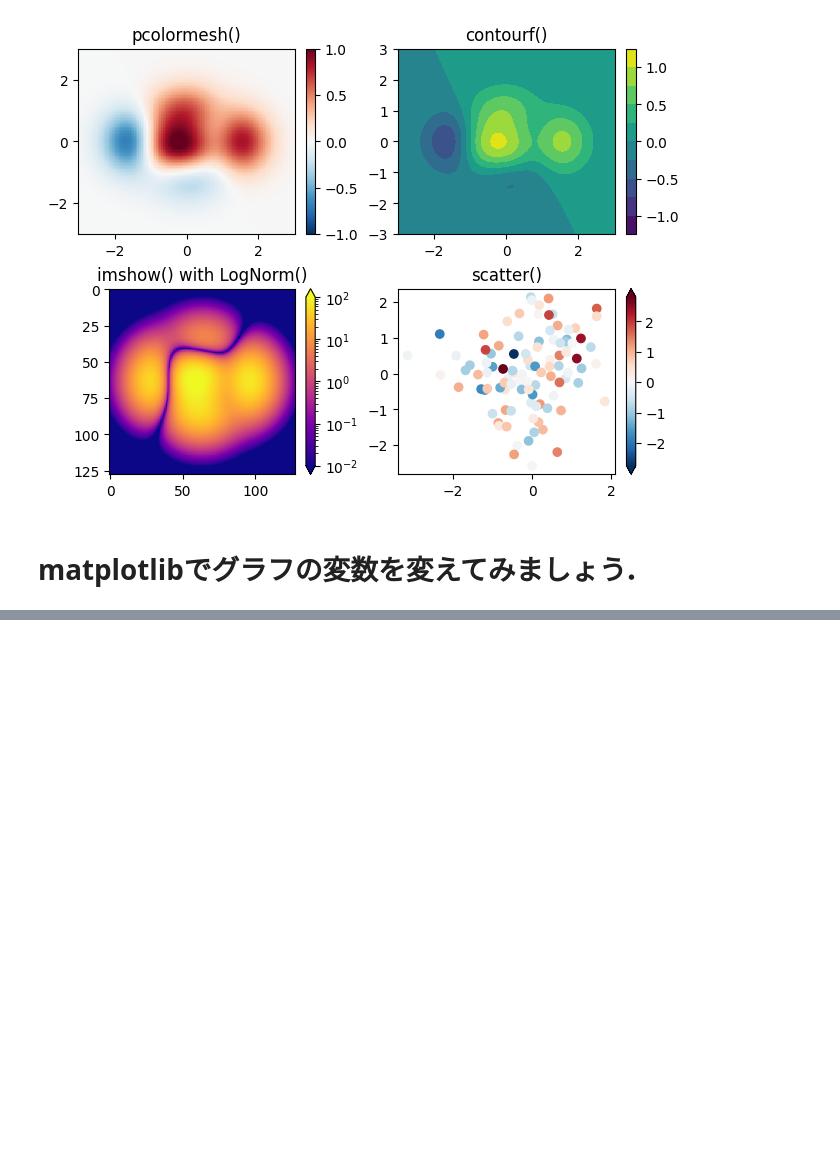
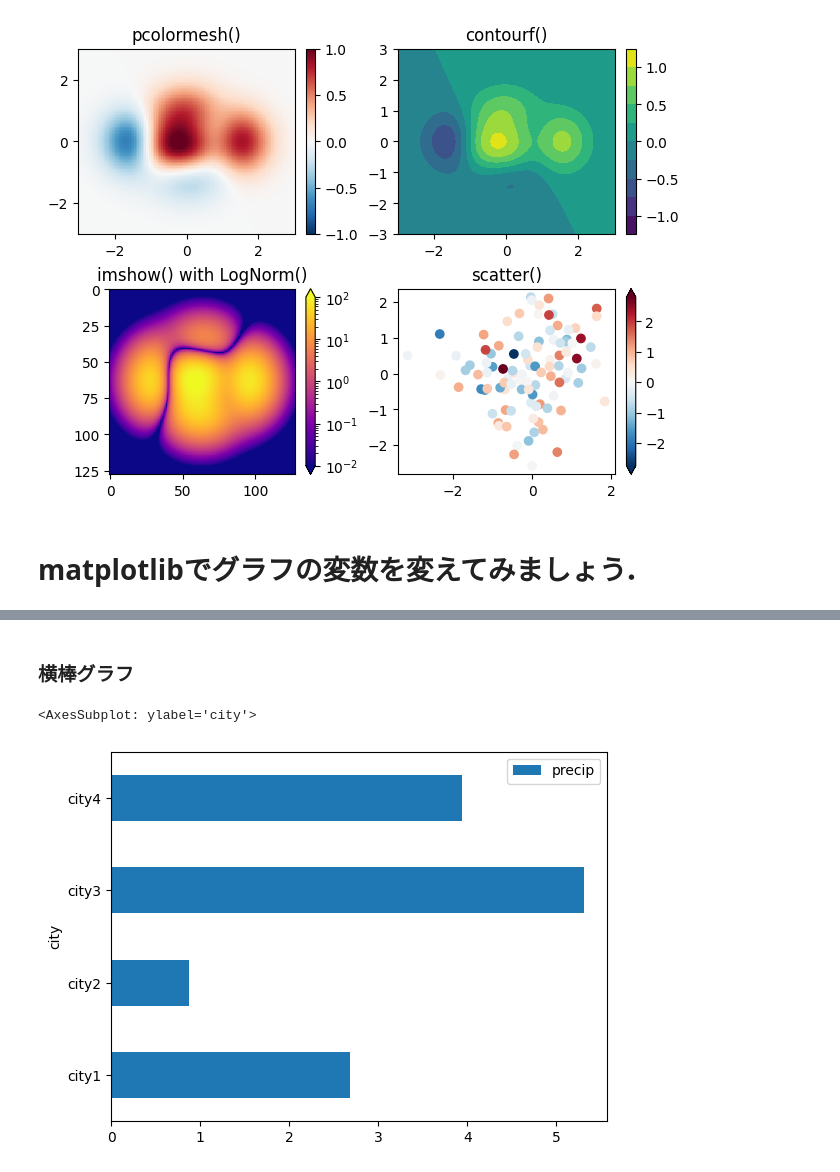
Before and after one commit to shinchu/dataviz-notebooks, a Jupyter notebook: week_2/intro-to-matplotlib.ipynb, the cells around one changed output, grey strips where cells are left out. Cells and saved outputs as stored; diff of their text form; code cells hidden in the pictures; blank space fills up the shorter version.

```diff
--- a/week_2/intro-to-matplotlib.ipynb
+++ b/week_2/intro-to-matplotlib.ipynb
@@ -128,0 +193,7 @@ Text(0.5, 1.0, 'scatter()')
+# %% [markdown]
+### 横棒グラフ
+# %%
+df.plot(x='city', y='precip', kind="barh")
+# %% [output]
+<AxesSubplot: ylabel='city'>
+[figure, added]
```
Also changed, not shown: parts of 34 cells of this notebook, 1 other file.
